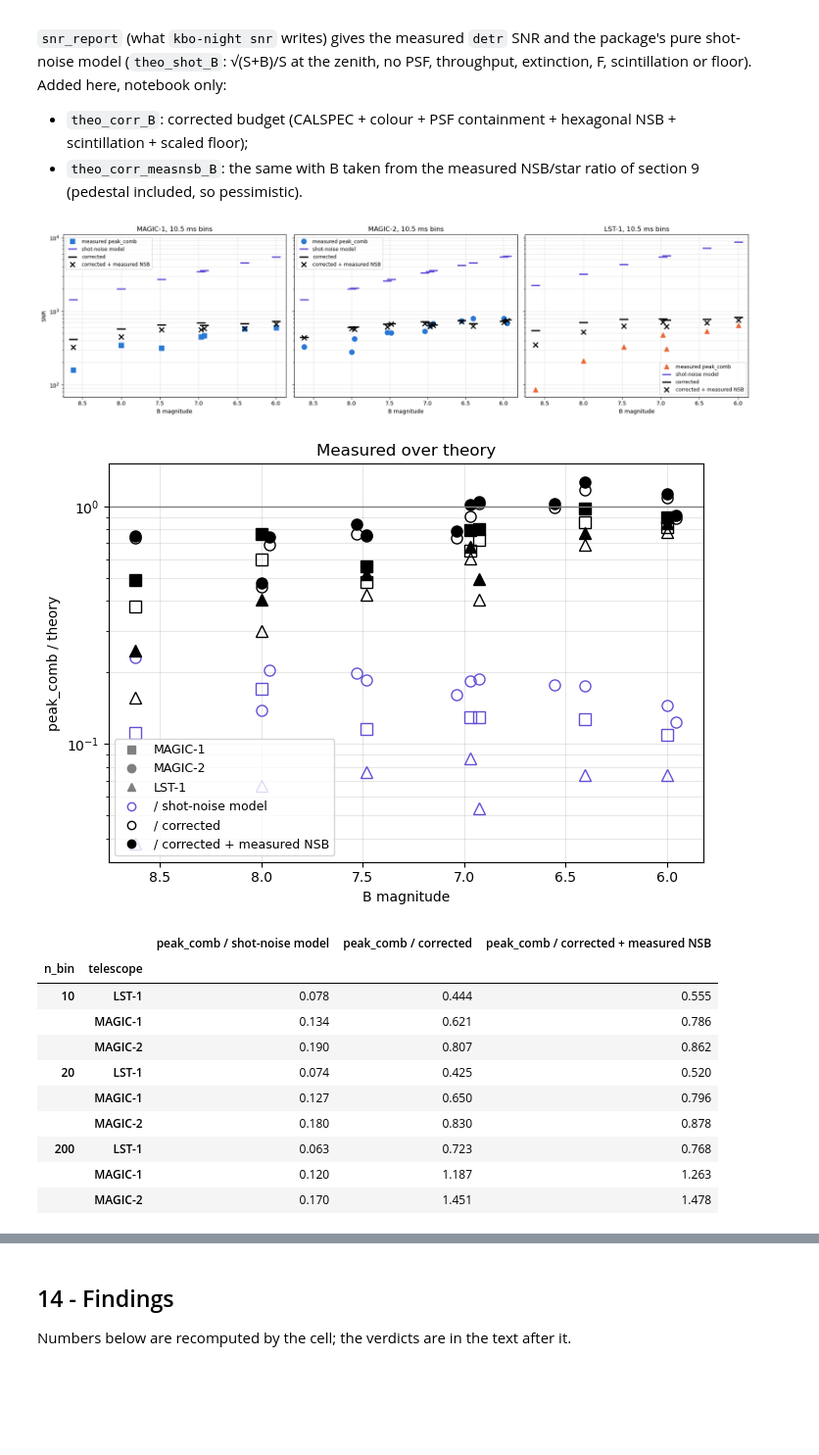
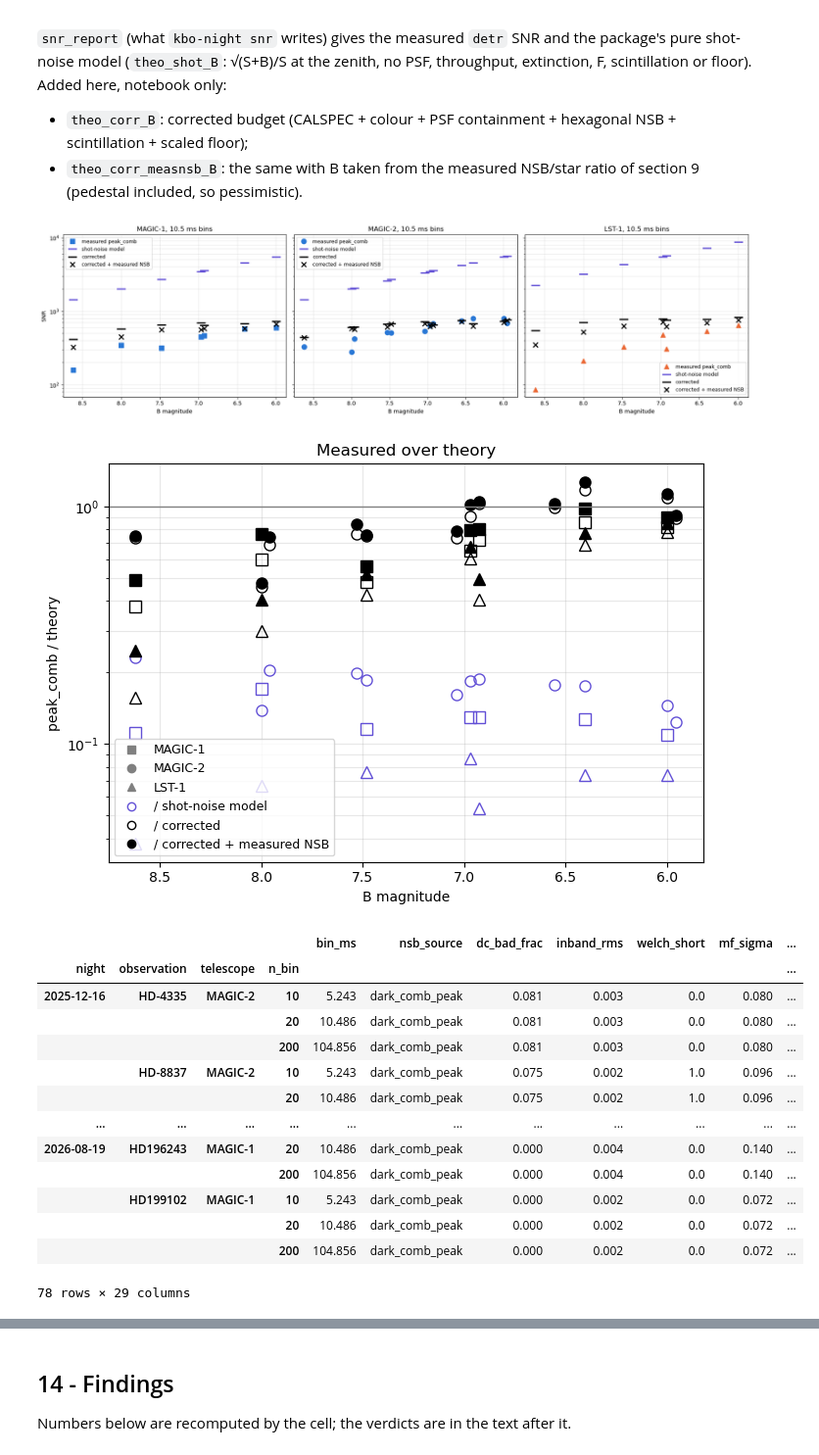
Before and after one commit to eliadse/kbo-occultation, a Jupyter notebook: notebooks/snr_theo_study.ipynb, the cells around one changed output, grey strips where cells are left out. Shown at 98% size. Drawn from its saved outputs; the diff is of its cells as text; code cells hidden in the pictures; blank space fills up the shorter version.

```diff
--- a/notebooks/snr_theo_study.ipynb
+++ b/notebooks/snr_theo_study.ipynb
@@ -432,7 +433,14 @@ for ax, (t, i) in zip(axes, INSTR.items()):
         ax.plot(WL, cum, color=c, lw=2, label=lab)
     assert np.allclose(cum, i.total_transmission(WL))
     ax.set(yscale="log", ylim=(1e-3, 1.1), xlim=(250, 1000), xlabel="Wavelength [nm]", title=f"{t}: total response")
-    ax.grid(alpha=0.3, which="both"); ax.legend(fontsize=9)
+    ax.grid(alpha=0.3, which="both")
+    #Comparison with the total transmision from the yaml file at 400nm
+    if t == 'MAGIC':
+        ax.axhline(II["alpha_QE"][0] * II["g"][0] / 0.93 , color="grey", ls=":", lw=1.5, label="YAML total")
+    else:
+        ax.axhline(II["alpha_QE"][2] * II["g"][2] / 0.93 , color="grey", ls=":", lw=1.5, label="YAML total")
+    ax.legend(fontsize=9)
+
 axes[0].set_ylabel("Cumulative transmission")
 plt.tight_layout()
 plt.savefig(f"./MAGIC_LST1_Total_response.png", dpi=200)
@@ -443,5 +451,13 @@ eff = pd.DataFrame({t: {"peak response": response(i).max(),
                         "integral of response [nm]": trapz(response(i), WL),
                         "response-weighted wavelength [nm]": trapz(WL * response(i) * VEGA_PH, WL) / trapz(response(i) * VEGA_PH, WL)}
                     for t, i in INSTR.items()})
+
+print ("Total optical efficiency of the system at 400nm according to the magic_spysii yaml file:")
+m_eff =  II["alpha_QE"][0] * II["g"][0] / 0.93
+lst_eff =  II["alpha_QE"][2] * II["g"][2] / 0.93
+print("MAGIC: ", m_eff)
+print("LST-1: ", lst_eff)
+print("lst_eff/magic_eff: ", lst_eff/m_eff)
+print("Ratio from package: ", response(INSTR['LST']).max()/response(INSTR['MAGIC']).max())
 eff
 # %% [output]
@@ -1041,41 +1064,45 @@ for ax, tel_name in zip(axes, tel_names):
         ax.plot(mags_t, rows_t[col], ls="", label=THEO[col], **style)
     ax.set(yscale="log", xlabel=f"{BAND} magnitude", title=f"{tel_name}, {sub['bin_ms'].iloc[0]:.1f} ms bins")
     ax.invert_xaxis(); ax.grid(alpha=0.3, which="both"); ax.legend(fontsize=9)
 axes[0].set_ylabel("SNR")
 plt.tight_layout()
 plt.savefig(f"./SNR_measured_and_theory.png", dpi=200)
 plt.show()
 
 fig, ax = plt.subplots(figsize=(7, 5))
 for (night_name, obs_name, tel_name), r in sub.iterrows():
     m = log.nights[night_name].observations[obs_name].magnitude(BAND)
     for col, style in THEO_STYLE.items():
         ax.plot(m, r[f"peak_comb / {THEO[col]}"], MARK[tel_name], ms=8, color=style["color"],
                 mfc=style["color"] if col == f"theo_corr_measnsb_{BAND}" else "none")
 handles = [plt.Line2D([], [], color="grey", marker=mk, ls="", label=t) for t, mk in MARK.items()]
 handles += [plt.Line2D([], [], color="#6250d6", marker="o", mfc="none", ls="", label="/ shot-noise model"),
             plt.Line2D([], [], color="k", marker="o", mfc="none", ls="", label="/ corrected"),
             plt.Line2D([], [], color="k", marker="o", ls="", label="/ corrected + measured NSB")]
 ax.axhline(1, color="grey", lw=1)
 ax.set(yscale="log", xlabel=f"{BAND} magnitude", ylabel="peak_comb / theory", title="Measured over theory")
 ax.invert_xaxis(); ax.grid(alpha=0.3, which="both"); ax.legend(handles=handles, fontsize=9)
 plt.tight_layout()
 plt.savefig(f"./SNR_measured_over_theory.png", dpi=200)
 plt.show()
 
 ratio_cols = [f"peak_comb / {v}" for v in THEO.values()]
 res.groupby(["n_bin", "telescope"])[ratio_cols].median()
+res
 # %% [output]
 [figure]
 [figure]
-|  |  | peak_comb / shot-noise model | peak_comb / corrected | peak_comb / corrected + measured NSB |
-| n_bin | telescope |  |  |  |
-| 10 | LST-1 | 0.078 | 0.444 | 0.555 |
-|  | MAGIC-1 | 0.134 | 0.621 | 0.786 |
-|  | MAGIC-2 | 0.190 | 0.807 | 0.862 |
-| 20 | LST-1 | 0.074 | 0.425 | 0.520 |
-|  | MAGIC-1 | 0.127 | 0.650 | 0.796 |
-|  | MAGIC-2 | 0.180 | 0.830 | 0.878 |
-| 200 | LST-1 | 0.063 | 0.723 | 0.768 |
-|  | MAGIC-1 | 0.120 | 1.187 | 1.263 |
-|  | MAGIC-2 | 0.170 | 1.451 | 1.478 |
+|  |  |  |  | bin_ms | nsb_source | dc_bad_frac | inband_rms | welch_short | mf_sigma | ... |
+| night | observation | telescope | n_bin |  |  |  |  |  |  | ... |
+| 2025-12-16 | HD-4335 | MAGIC-2 | 10 | 5.243 | dark_comb_peak | 0.081 | 0.003 | 0.0 | 0.080 | ... |
+|  |  |  | 20 | 10.486 | dark_comb_peak | 0.081 | 0.003 | 0.0 | 0.080 | ... |
+|  |  |  | 200 | 104.856 | dark_comb_peak | 0.081 | 0.003 | 0.0 | 0.080 | ... |
+|  | HD-8837 | MAGIC-2 | 10 | 5.243 | dark_comb_peak | 0.075 | 0.002 | 1.0 | 0.096 | ... |
+|  |  |  | 20 | 10.486 | dark_comb_peak | 0.075 | 0.002 | 1.0 | 0.096 | ... |
+| ... | ... | ... | ... | ... | ... | ... | ... | ... | ... | ... |
+| 2026-08-19 | HD196243 | MAGIC-1 | 20 | 10.486 | dark_comb_peak | 0.000 | 0.004 | 0.0 | 0.140 | ... |
+|  |  |  | 200 | 104.856 | dark_comb_peak | 0.000 | 0.004 | 0.0 | 0.140 | ... |
+|  | HD199102 | MAGIC-1 | 10 | 5.243 | dark_comb_peak | 0.000 | 0.002 | 0.0 | 0.072 | ... |
+|  |  |  | 20 | 10.486 | dark_comb_peak | 0.000 | 0.002 | 0.0 | 0.072 | ... |
+|  |  |  | 200 | 104.856 | dark_comb_peak | 0.000 | 0.002 | 0.0 | 0.072 | ... |
+78 rows × 29 columns
```
Also changed, not shown: parts of 5 cells of this notebook, 1 other file.
